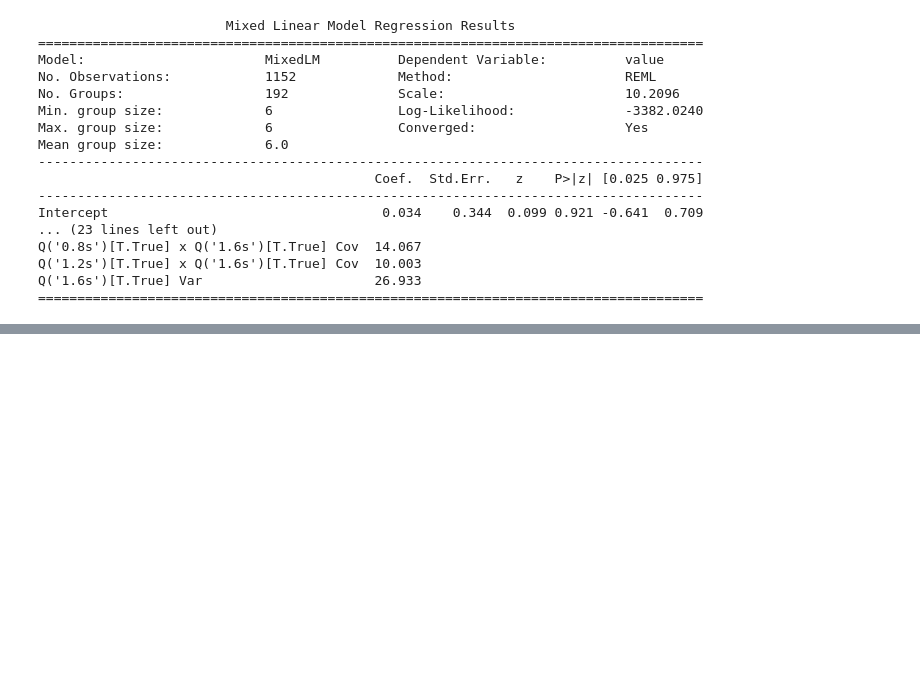
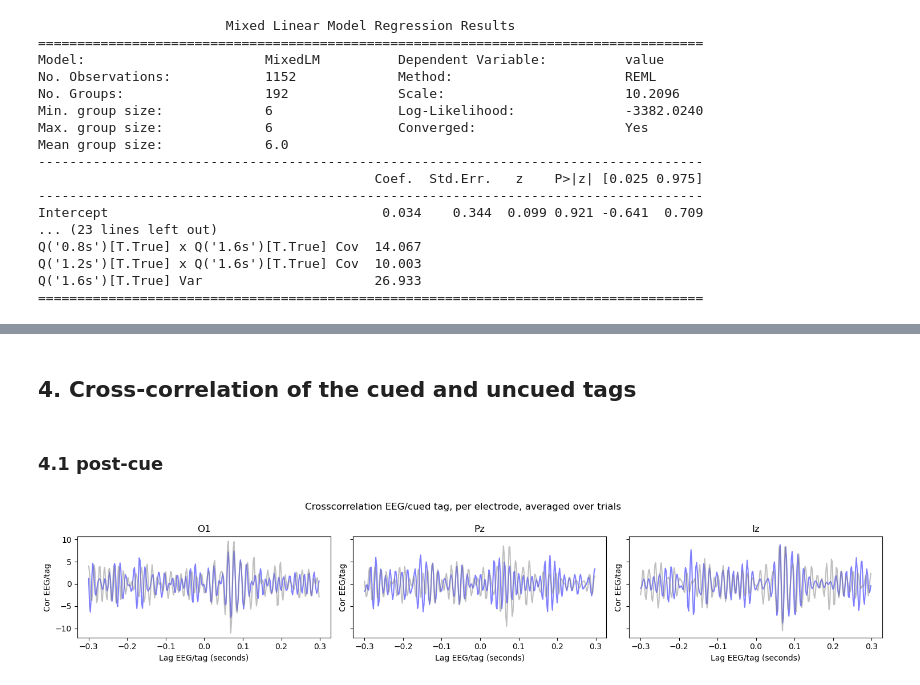
Before and after one commit to LpZamora/RIFT_thesis_expe1, a Jupyter notebook: 3b_noise_analysis_A2.ipynb, the cells around one changed output, grey strips where cells are left out. Cells and saved outputs as stored; diff of their text form; code cells hidden in the pictures; blank space fills up the shorter version.

```diff
--- a/3b_noise_analysis_A2.ipynb
+++ b/3b_noise_analysis_A2.ipynb
@@ -990,0 +625,34 @@ Applying baseline correction (mode: mean)
+# %% [markdown]
+## 4. Cross-correlation of the cued and uncued tags
+# %% [markdown]
+### 4.1 post-cue
+# %%
+tmin_eeg, tmax_eeg = -.3, epochs_noistag.tmax
+tmin_noise, tmax_noise = 0, 2
+
+cor_with_cued_for_cuedR, cor_with_uncued_for_cuedR, idx_cuedR, times = \
+    cross_cor_nois(epochs_fun = epochs_noistag['target_binary == 0'], noise=noise_stims_tr, \
+    display_side_cued_tag = 'right', \
+    sampling_freq = sfreq, tmin_eeg=tmin_eeg, tmax_eeg=tmax_eeg, tmin_noise = tmin_noise, tmax_noise = tmax_noise,
+    mean_tags = False)
+
+cor_with_cued_for_cuedL, cor_with_uncued_for_cuedL, idx_cuedL, times = \
+    cross_cor_nois(epochs_noistag['target_binary == 0'], noise_stims_tr, 'left', \
+    sampling_freq = sfreq, tmin_eeg=tmin_eeg, tmax_eeg=tmax_eeg, tmin_noise = tmin_noise, tmax_noise = tmax_noise,
+    mean_tags = False)
+
+cor_with_cued = np.concatenate([cor_with_cued_for_cuedR,cor_with_cued_for_cuedL])
+cor_with_uncued = np.concatenate([cor_with_uncued_for_cuedR,cor_with_uncued_for_cuedL])
+# %%
+fig, ax = plt.subplots(1,len(epochs_noistag.info['ch_names']), figsize=(15, 3), sharey=True, sharex=True)
+for e, elec in enumerate(epochs_noistag.info['ch_names']):
+    ax[e].plot(times, cor_with_cued[:, e, :].mean(axis=0).T, color='blue', alpha=0.5)
+    ax[e].plot(times, cor_with_uncued[:, e, :].mean(axis=0).T, color='grey', alpha=0.5)
+    ax[e].set_title(elec)
+    ax[e].set_xlabel('Lag EEG/tag (seconds)')
+    ax[e].set_ylabel('Cor EEG/tag')
+plt.suptitle('Crosscorrelation EEG/cued tag, per electrode, averaged over trials')
+plt.tight_layout()
+plt.show()
+# %% [output]
+[figure, added]
```
Also changed, not shown: parts of 55 cells of this notebook, 28 other files.
